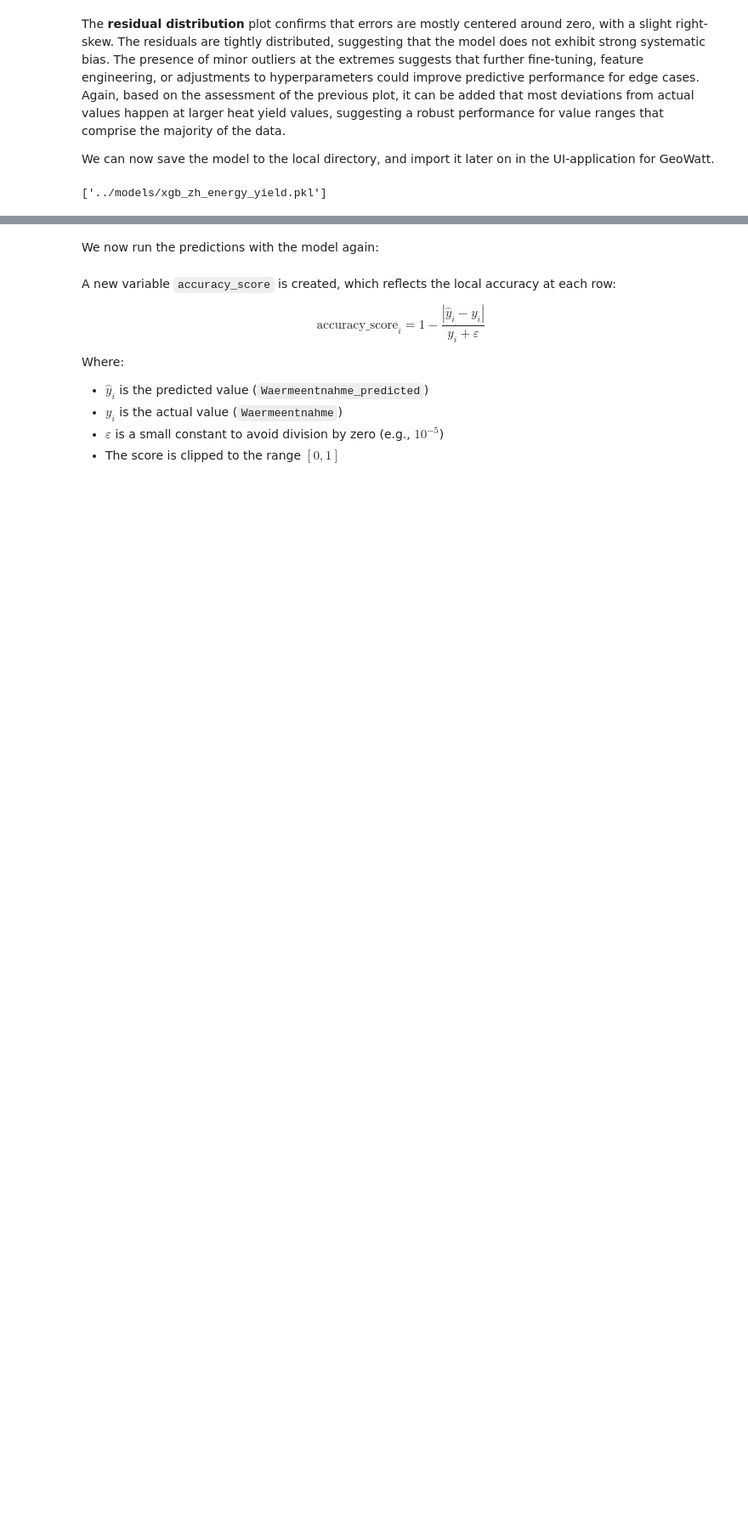
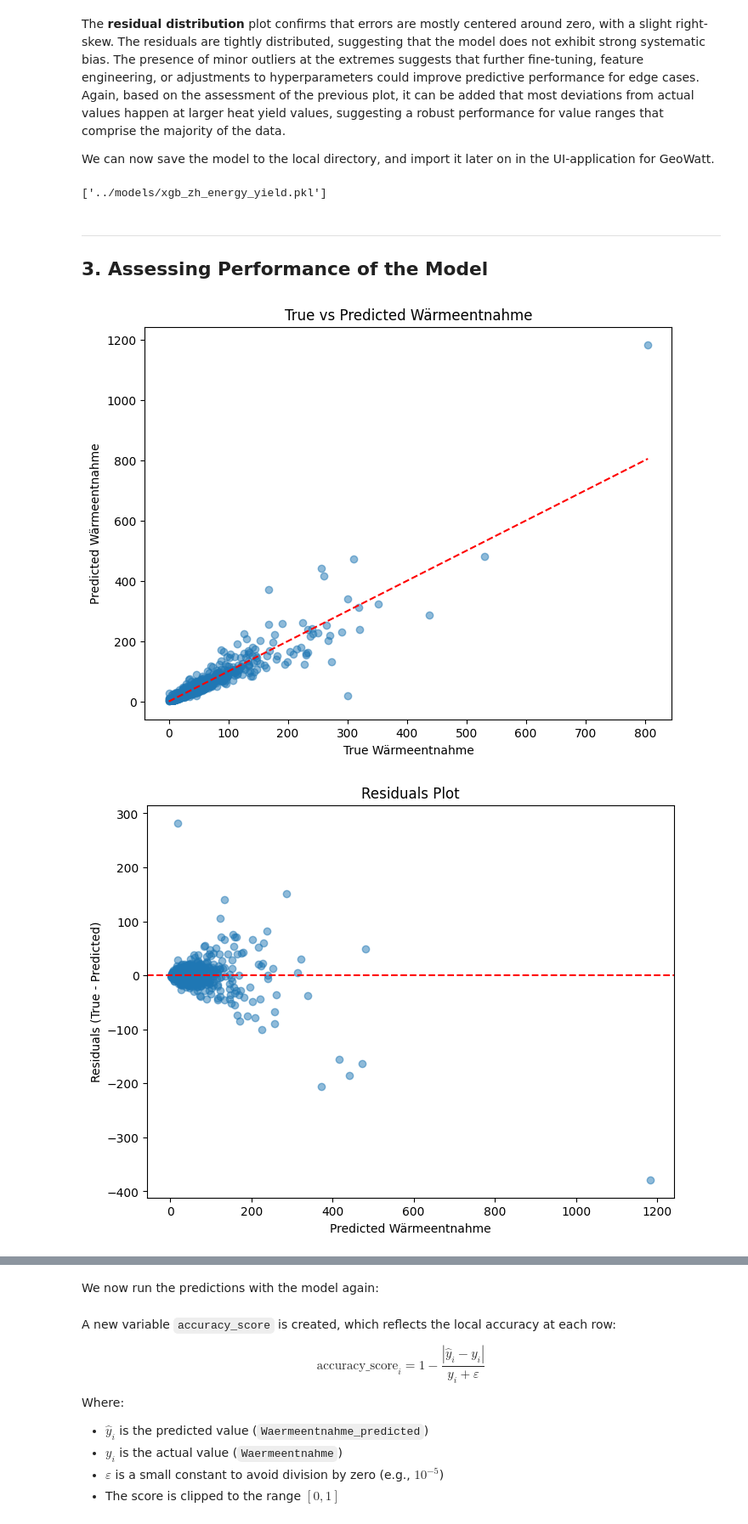
Before and after one commit to leinadher/GeoThesis, a Jupyter notebook: jupyter_notebooks/07_predictive_model.ipynb, the cells around one changed output, grey strips where cells are left out. Shown at 85% size. Cells and saved outputs as stored; diff of their text form; code cells hidden in the pictures; blank space fills up the shorter version.

```diff
--- a/jupyter_notebooks/07_predictive_model.ipynb
+++ b/jupyter_notebooks/07_predictive_model.ipynb
@@ -306,3 +305,7 @@ We can now save the model to the local directory, and import it later on in the
 joblib.dump(best_xgb_model, "../models/xgb_zh_energy_yield.pkl")
 # %% [output]
 ['../models/xgb_zh_energy_yield.pkl']
+# %% [markdown]
+---
+
+## 3. Assessing Performance of the Model
@@ -308,0 +314,36 @@ joblib.dump(best_xgb_model, "../models/xgb_zh_energy_yield.pkl")
+# %%
+# Calculate residuals
+residuals = y_test - y_pred
+
+# Scatter plot: True vs Predicted
+plt.figure(figsize=(8,6))
+plt.scatter(y_test, y_pred, alpha=0.5)
+plt.plot([y_test.min(), y_test.max()], [y_test.min(), y_test.max()], 'r--')
+plt.xlabel("True Wärmeentnahme")
+plt.ylabel("Predicted Wärmeentnahme")
+plt.title("True vs Predicted Wärmeentnahme")
+plt.show()
+
+# Residuals plot
+plt.figure(figsize=(8,6))
+plt.scatter(y_pred, residuals, alpha=0.5)
+plt.axhline(0, color='red', linestyle='--')
+plt.xlabel("Predicted Wärmeentnahme")
+plt.ylabel("Residuals (True - Predicted)")
+plt.title("Residuals Plot")
+plt.show()
+
+# Optional: Look at worst predictions
+import pandas as pd
+
+errors_df = pd.DataFrame({
+    "True": y_test,
+    "Predicted": y_pred,
+    "Residual": residuals
+})
+errors_df["AbsResidual"] = errors_df["Residual"].abs()
+worst_preds = errors_df.sort_values("AbsResidual", ascending=False)
+print(worst_preds.head(10))  # Top 10 worst predictions
+# %% [output]
+[figure, added]
+[figure, added]
```
Also changed, not shown: parts of 8 cells of this notebook, 3 other files.
